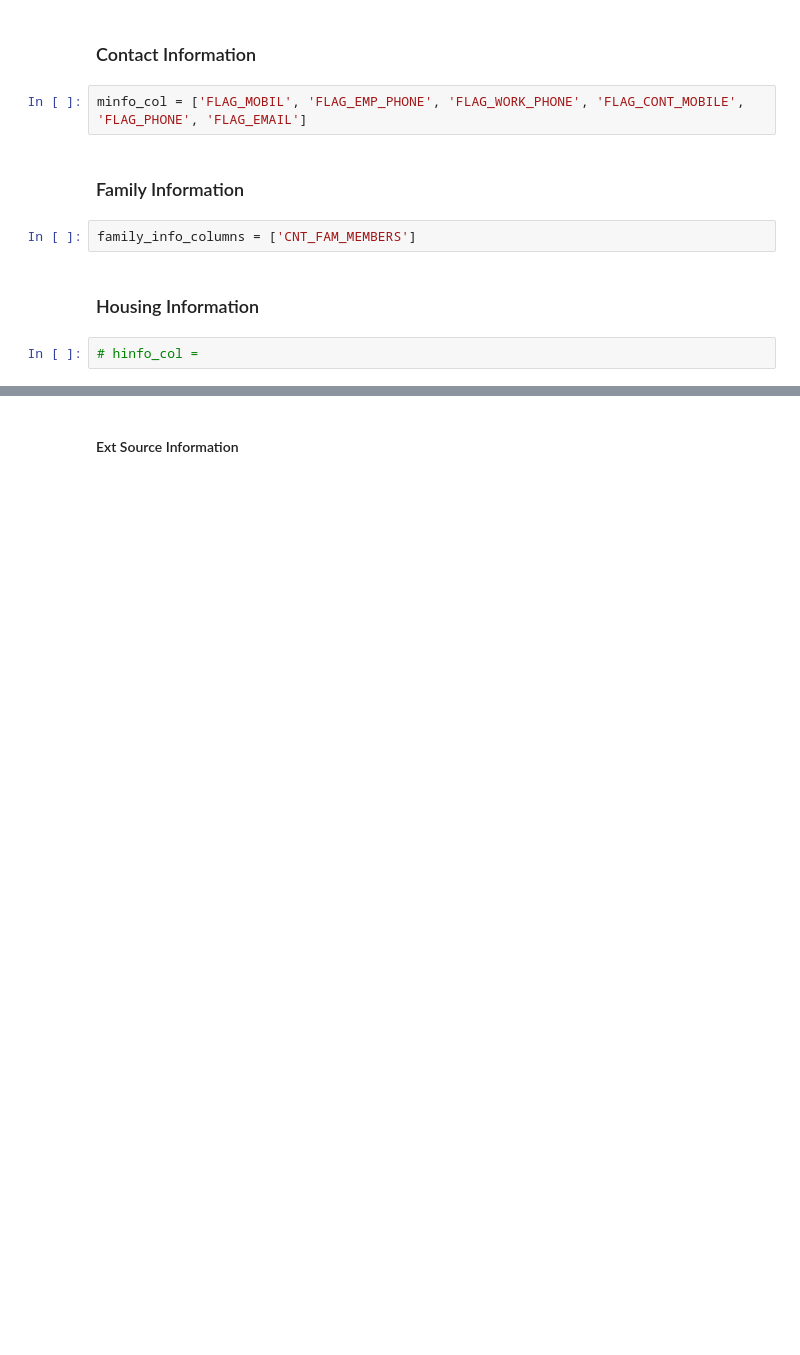
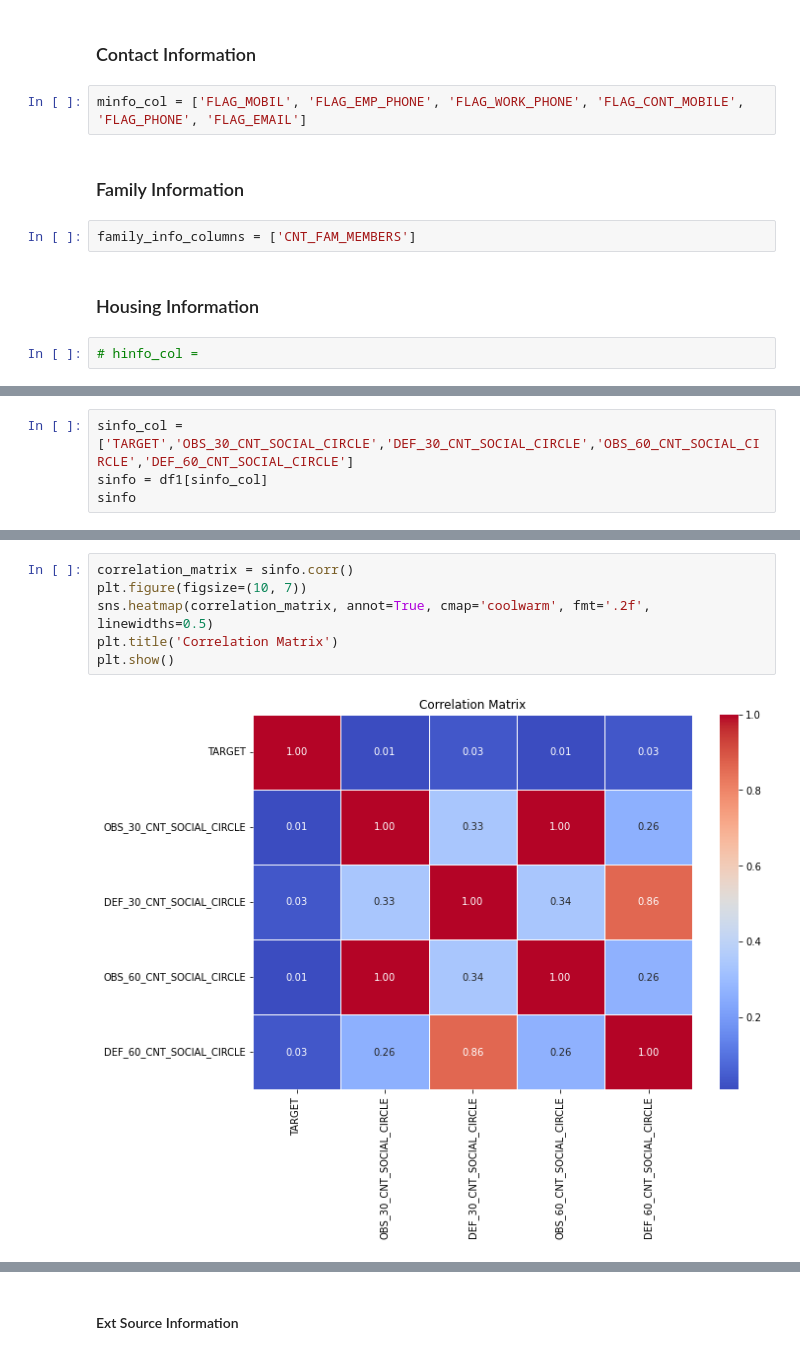
Before and after one commit to dunp7/Home-Default-Credit-Risk, a Jupyter notebook: Cleaning + EDA/Application_train.ipynb, the cells around one changed output, grey strips where cells are left out. Drawn from its saved outputs; the diff is of its cells as text; blank space fills up the shorter version.

```diff
--- a/Cleaning + EDA/Application_train.ipynb
+++ b/Cleaning + EDA/Application_train.ipynb
@@ -258,0 +263,4 @@ family_info_columns = ['CNT_FAM_MEMBERS']
+# %%
+sinfo_col = ['TARGET','OBS_30_CNT_SOCIAL_CIRCLE','DEF_30_CNT_SOCIAL_CIRCLE','OBS_60_CNT_SOCIAL_CIRCLE','DEF_60_CNT_SOCIAL_CIRCLE']
+sinfo = df1[sinfo_col]
+sinfo
@@ -258,0 +281,8 @@ family_info_columns = ['CNT_FAM_MEMBERS']
+# %%
+correlation_matrix = sinfo.corr()
+plt.figure(figsize=(10, 7))
+sns.heatmap(correlation_matrix, annot=True, cmap='coolwarm', fmt='.2f', linewidths=0.5)
+plt.title('Correlation Matrix')
+plt.show()
+# %% [output]
+[figure, added]
```
Also changed, not shown: parts of 19 cells of this notebook, 3 other files.
